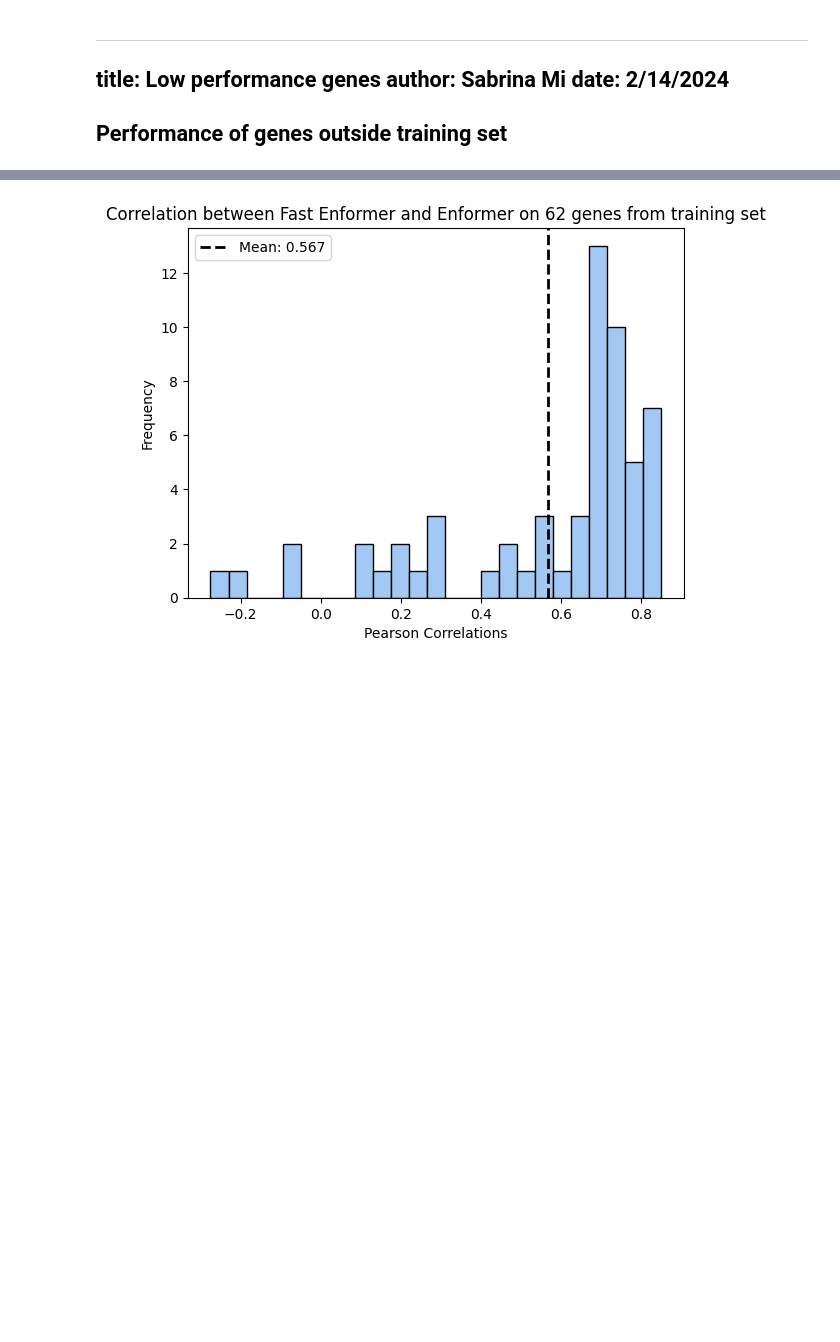
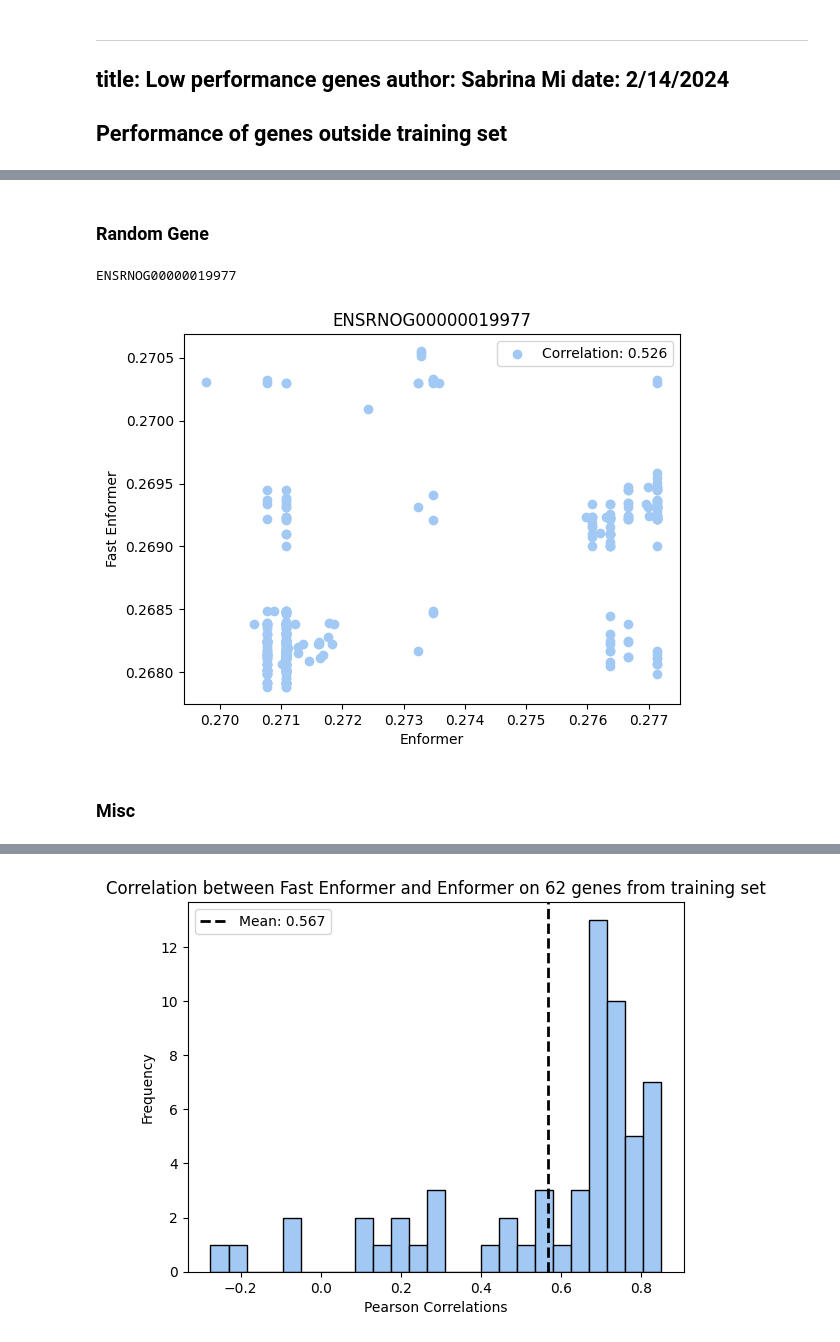
Before and after one commit to hakyimlab/sabrina-deep-learning-in-genomics, a Jupyter notebook: posts/2024-02-14-low-performance-genes/index.ipynb, the cells around one changed output, grey strips where cells are left out. Saved outputs shown, nothing was run; the diff lists cells and outputs as text; code cells hidden in the pictures; blank space fills up the shorter version.

```diff
--- a/posts/2024-02-14-low-performance-genes/index.ipynb
+++ b/posts/2024-02-14-low-performance-genes/index.ipynb
@@ -19,3 +66,24 @@ colors = sns.color_palette("pastel")
+# %% [markdown]
+### Random Gene
+# %%
+import random
+rand_gene = random.sample(output_pred_cors.index.to_list(), 1)[0]
+corr = output_pred_cors.loc[rand_gene]["r"]
+plt.scatter(pred_expr[rand_gene], haplo_expr[rand_gene], marker='o', color=colors[0], label=f"Correlation: {corr:.3f}")
+
+# Add labels and title
+plt.xlabel('Enformer')
+plt.ylabel('Fast Enformer')
+plt.title(rand_gene)
+
+# Show the plot
+plt.legend()
+plt.show()
+# %% [output]
+ENSRNOG00000019977
+[figure, added]
+# %% [markdown]
+### Misc
 # %%
 with h5py.File(f'/grand/TFXcan/imlab/data/enformer_training_data/basenji_data_h5/no_groups_popseq_revised_order/test_pop_seq.hdf5') as f:
     training_intervals = f['query_regions'][()]
```
Also changed, not shown: parts of 5 cells of this notebook.
